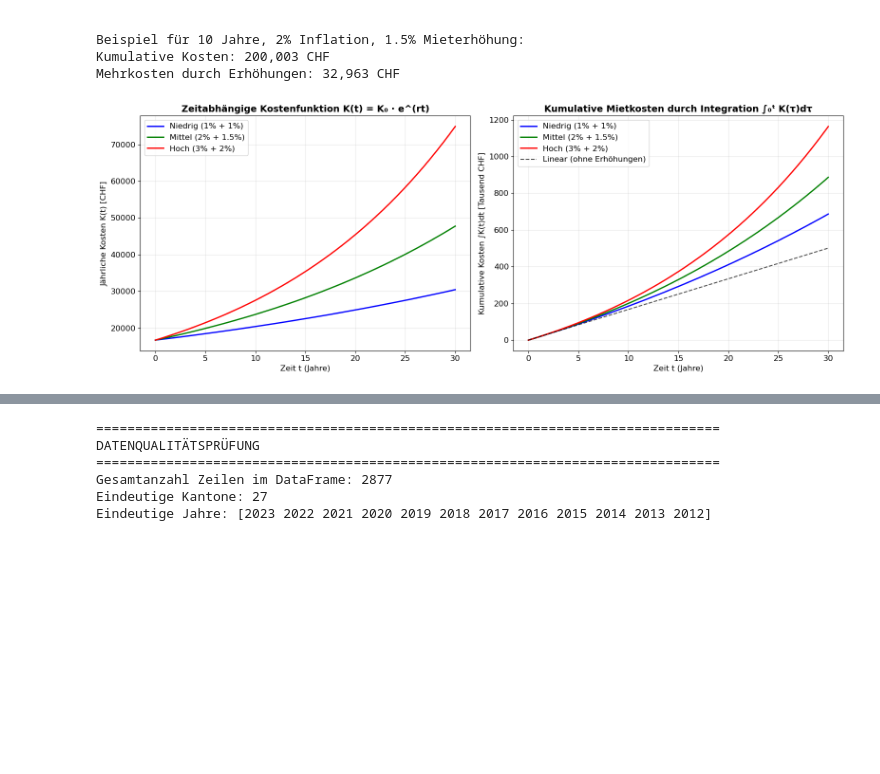
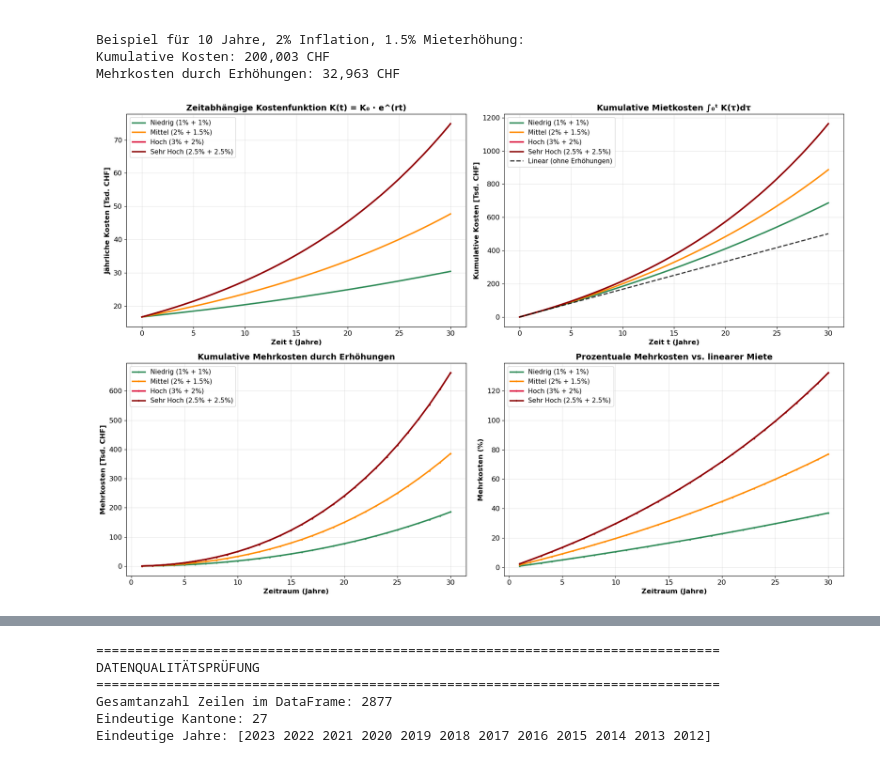
Before and after one commit to NevinJulian/HSLU.MATF, a Jupyter notebook: scripts/calculations/cumulative_costs_over_time.ipynb, the cells around one changed output, grey strips where cells are left out. Drawn from its saved outputs; the diff is of its cells as text; code cells hidden in the pictures; blank space fills up the shorter version.

```diff
--- a/scripts/calculations/cumulative_costs_over_time.ipynb
+++ b/scripts/calculations/cumulative_costs_over_time.ipynb
@@ -236,64 +204,87 @@ Beispiel für 10 Jahre, 2% Inflation, 1.5% Mieterhöhung:
 Kumulative Kosten: 200,003 CHF
 Mehrkosten durch Erhöhungen: 32,963 CHF
 # %%
-# Zeitabhängige Kostenfunktion visualisieren
-fig, (ax1, ax2) = plt.subplots(1, 2, figsize=(16, 6))
+fig, axes = plt.subplots(2, 2, figsize=(18, 12))
 
-# Zeitbereich für die Visualisierung
 t_range = np.linspace(0, 30, 300)
 
-# Verschiedene Szenarien plotten
 scenarios = [
-    (0.01, 0.01, 'Niedrig (1% + 1%)', 'blue'),
-    (0.02, 0.015, 'Mittel (2% + 1.5%)', 'green'),
-    (0.03, 0.02, 'Hoch (3% + 2%)', 'red')
+    (0.01, 0.01, 'Niedrig (1% + 1%)', '#2E8B57'),
+    (0.02, 0.015, 'Mittel (2% + 1.5%)', '#FF8C00'),
+    (0.03, 0.02, 'Hoch (3% + 2%)', '#DC143C'),
+    (0.025, 0.025, 'Sehr Hoch (2.5% + 2.5%)', '#8B0000')
 ]
 
-# Plot 1: Jährliche Kosten K(t)
 for inflation, mieterhöhung, label, color in scenarios:
     kosten_func = MietKostenFunktion(schweiz_total, apartment_size, inflation, mieterhöhung)
     k_values = [kosten_func.kostenfunktion(t) for t in t_range]
-    ax1.plot(t_range, k_values, label=label, color=color, linewidth=2)
+    axes[0,0].plot(t_range, np.array(k_values)/1000, label=label, color=color, linewidth=2.5)
 
-ax1.set_xlabel('Zeit t (Jahre)')
-ax1.set_ylabel('Jährliche Kosten K(t) [CHF]')
-ax1.set_title('Zeitabhängige Kostenfunktion K(t) = K₀ · e^(rt)', fontsize=14, fontweight='bold')
-ax1.legend()
-ax1.grid(True, alpha=0.3)
+axes[0,0].set_xlabel('Zeit t (Jahre)', fontsize=12, fontweight='bold')
+axes[0,0].set_ylabel('Jährliche Kosten [Tsd. CHF]', fontsize=12, fontweight='bold')
+axes[0,0].set_title('Zeitabhängige Kostenfunktion K(t) = K₀ · e^(rt)', fontsize=14, fontweight='bold')
+axes[0,0].legend(fontsize=11)
+axes[0,0].grid(True, alpha=0.3)
 
-# Plot 2: Kumulative Kosten (Integration)
 for inflation, mieterhöhung, label, color in scenarios:
     kosten_func = MietKostenFunktion(schweiz_total, apartment_size, inflation, mieterhöhung)
     cumulative_costs = []
 
     for t in t_range:
         if t == 0:
             cumulative_costs.append(0)
         else:
             cost, _ = kosten_func.kumulative_kosten(0, t)
             cumulative_costs.append(cost)
 
-    ax2.plot(t_range, np.array(cumulative_costs)/1000, label=label, color=color, linewidth=2)
+    axes[0,1].plot(t_range, np.array(cumulative_costs)/1000, label=label, color=color, linewidth=2.5)
 
-# Lineare Referenz (ohne Erhöhungen)
 linear_costs = [(schweiz_total * apartment_size * 12 * t)/1000 for t in t_range]
-ax2.plot(t_range, linear_costs, '--', color='black', alpha=0.7, label='Linear (ohne Erhöhungen)')
+axes[0,1].plot(t_range, linear_costs, '--', color='black', alpha=0.8, linewidth=2, label='Linear (ohne Erhöhungen)')
 
-ax2.set_xlabel('Zeit t (Jahre)')
-ax2.set_ylabel('Kumulative Kosten ∫K(t)dt [Tausend CHF]')
-ax2.set_title('Kumulative Mietkosten durch Integration ∫₀ᵗ K(τ)dτ', fontsize=14, fontweight='bold')
-ax2.legend()
-ax2.grid(True, alpha=0.3)
+axes[0,1].set_xlabel('Zeit t (Jahre)', fontsize=12, fontweight='bold')
+axes[0,1].set_ylabel('Kumulative Kosten [Tsd. CHF]', fontsize=12, fontweight='bold')
+axes[0,1].set_title('Kumulative Mietkosten ∫₀ᵗ K(τ)dτ', fontsize=14, fontweight='bold')
+axes[0,1].legend(fontsize=11)
+axes[0,1].grid(True, alpha=0.3)
+
+mehrkosten_data = []
+zeitraum_range = np.arange(1, 31)
+
+for inflation, mieterhöhung, label, color in scenarios:
+    mehrkosten = []
+    for t in zeitraum_range:
+        kosten_func = MietKostenFunktion(schweiz_total, apartment_size, inflation, mieterhöhung)
+        kumulative, _ = kosten_func.kumulative_kosten(0, t)
+        linear = schweiz_total * apartment_size * 12 * t
+        mehrkosten.append((kumulative - linear) / 1000)
+
+    axes[1,0].plot(zeitraum_range, mehrkosten, label=label, color=color, linewidth=2.5, marker='o', markersize=2)
+
+axes[1,0].set_xlabel('Zeitraum (Jahre)', fontsize=12, fontweight='bold')
+axes[1,0].set_ylabel('Mehrkosten [Tsd. CHF]', fontsize=12, fontweight='bold')
+axes[1,0].set_title('Kumulative Mehrkosten durch Erhöhungen', fontsize=14, fontweight='bold')
+axes[1,0].legend(fontsize=11)
+axes[1,0].grid(True, alpha=0.3)
+
+for inflation, mieterhöhung, label, color in scenarios:
+    prozent_mehrkosten = []
+    for t in zeitraum_range:
+        kosten_func = MietKostenFunktion(schweiz_total, apartment_size, inflation, mieterhöhung)
+        kumulative, _ = kosten_func.kumulative_kosten(0, t)
+        linear = schweiz_total * apartment_size * 12 * t
+        prozent = ((kumulative - linear) / linear) * 100
+        prozent_mehrkosten.append(prozent)
+
+    axes[1,1].plot(zeitraum_range, prozent_mehrkosten, label=label, color=color, linewidth=2.5, marker='o', markersize=2)
+
+axes[1,1].set_xlabel('Zeitraum (Jahre)', fontsize=12, fontweight='bold')
+axes[1,1].set_ylabel('Mehrkosten (%)', fontsize=12, fontweight='bold')
+axes[1,1].set_title('Prozentuale Mehrkosten vs. linearer Miete', fontsize=14, fontweight='bold')
+axes[1,1].legend(fontsize=11)
+axes[1,1].grid(True, alpha=0.3)
 
 plt.tight_layout()
 plt.show()
-
-# Berechnung der mathematischen Formel für die Integration
-print("\n" + "="*60)
-print("MATHEMATISCHE LÖSUNG DER INTEGRATION")
-print("="*60)
-print("Kostenfunktion: K(t) = K₀ · e^(rt)")
-print("Integration: ∫₀ᵗ K₀ · e^(rτ) dτ = K₀ · [e^(rt) - 1] / r")
-print(f"Wobei K₀ = {schweiz_total * apartment_size * 12:,.0f} CHF (jährliche Grundmiete)")
 # %% [output]
-[figure, old version]
+[figure, new version]
```
Also changed, not shown: parts of 11 cells of this notebook, 3 other files.
